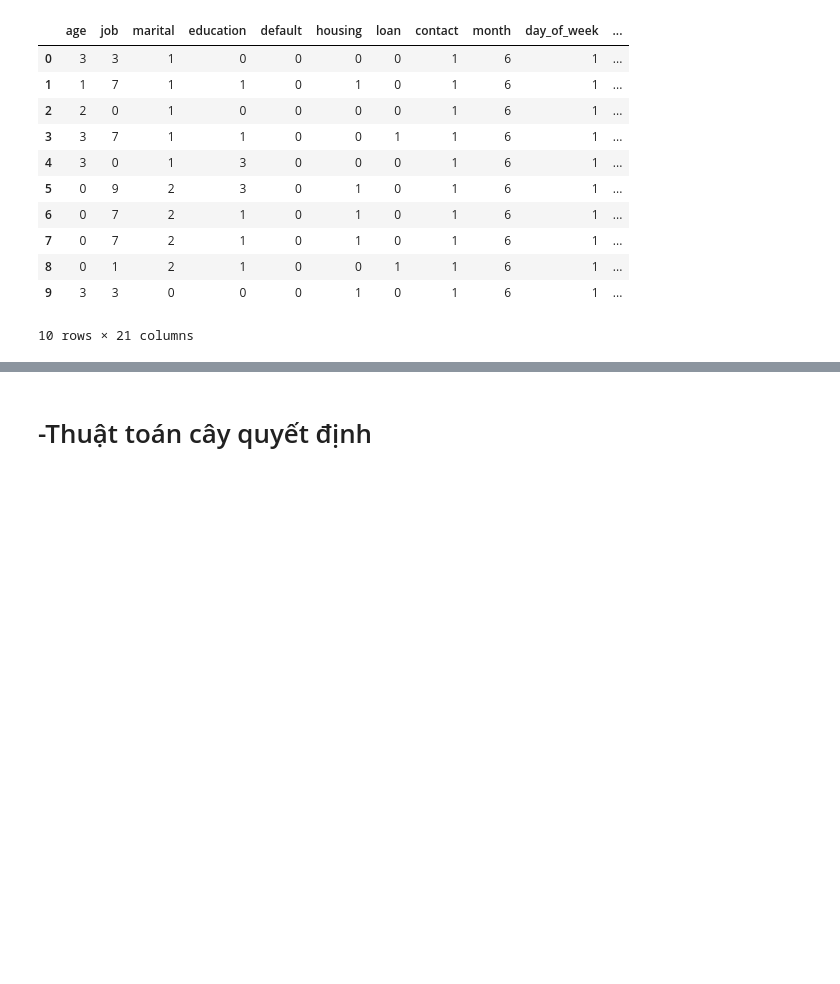
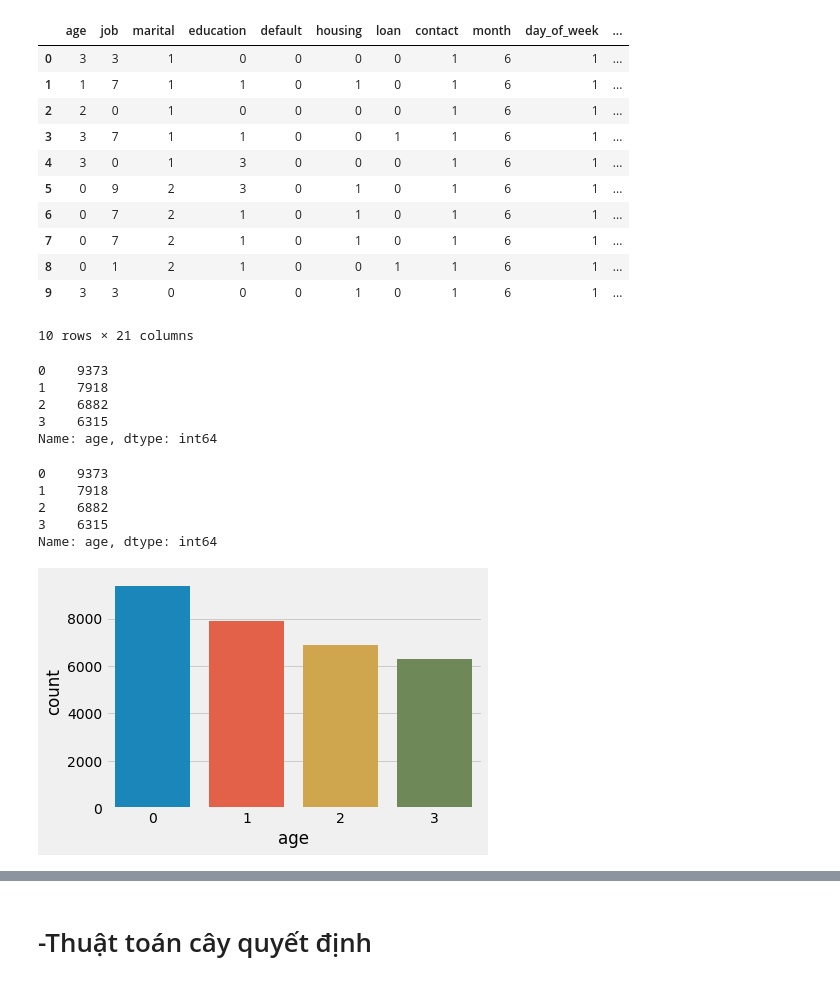
Before and after one commit to TuTuanLe/bank-additional-mining, a Jupyter notebook: mining.ipynb, the cells around one changed output, grey strips where cells are left out. Cells and saved outputs as stored; diff of their text form; code cells hidden in the pictures; blank space fills up the shorter version.

```diff
--- a/mining.ipynb
+++ b/mining.ipynb
@@ -221,3 +221,21 @@ data.head(10)
 | 8 | 0 | 1 | 2 | 1 | 0 | 0 | 1 | 1 | 6 | 1 | ... |
 | 9 | 3 | 3 | 0 | 0 | 0 | 1 | 0 | 1 | 6 | 1 | ... |
 10 rows × 21 columns
+# %%
+df1['age'].value_counts()
+# %% [output]
+0    9373
+1    7918
+2    6882
+3    6315
+Name: age, dtype: int64
+# %%
+print(df1.age.value_counts())
+ax= sns.countplot(data=df1, x='age')
+# %% [output]
+0    9373
+1    7918
+2    6882
+3    6315
+Name: age, dtype: int64
+[figure, added]
```
Also changed, not shown: parts of 19 cells of this notebook.
